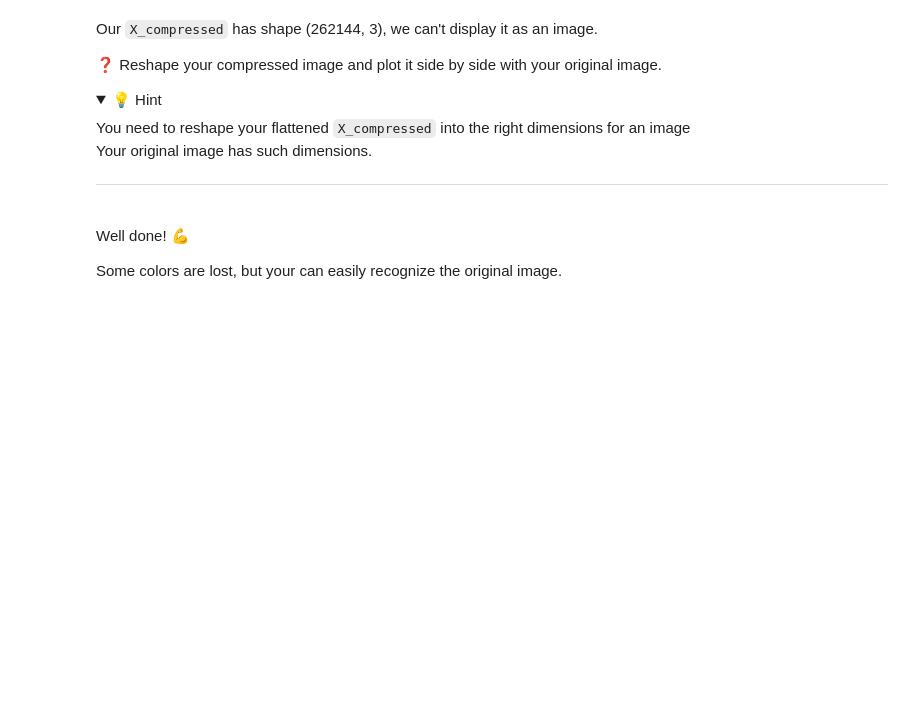
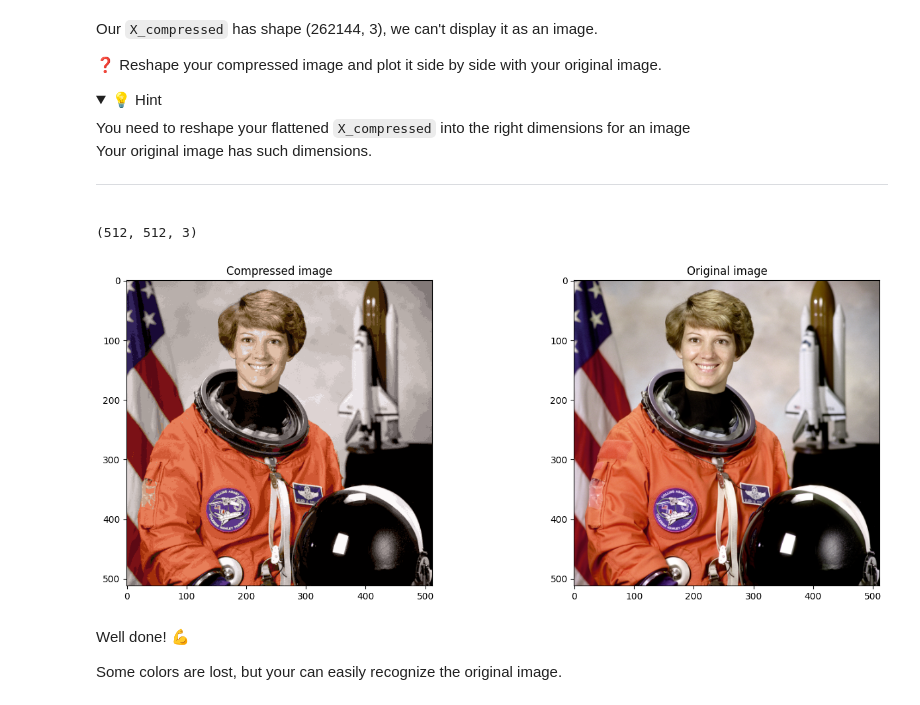
Before and after one commit to tanushrin/data-image-compression, a Jupyter notebook: image_compression.ipynb, the cells around one changed output. Saved outputs shown, nothing was run; the diff lists cells and outputs as text; code cells hidden in the pictures; folded sections open; blank space fills up the shorter version.

Commit message:
Image compression done

```diff
--- a/image_compression.ipynb
+++ b/image_compression.ipynb
@@ -102,0 +115,6 @@ Assign the reshaped image to `X`.
+# %%
+# YOUR CODE HERE
+# Reshape the image to a matrix of size N x 3 where N = number of pixels
+X = img.reshape(-1, 3)
+
+print(f"Shape of the image: {X.shape}")
@@ -162,0 +226,12 @@ We can then use this "mean cluster color" as the RGB values for each pixel in th
+# %%
+# YOUR CODE HERE
+# Get the cluster centers
+cluster_centers = kmeans.cluster_centers_
+print(f"Cluster centers: {cluster_centers}")
+
+
+# shape of the cluster centers
+print(f"Shape of the cluster centers: {cluster_centers.shape}")
+
+# first element of the cluster centers
+print(f"First element of the cluster centers: {cluster_centers[0]}")
@@ -177,0 +269,6 @@ You can achieve this by using only `kmeans.cluster_centers_` and `kmeans.labels_
+# %%
+# YOUR CODE HERE
+# Create an array X_compressed which stores the mean color for each pixel
+X_compressed = cluster_centers[labels]
+
+X_compressed.shape
@@ -185,0 +283,6 @@ Our colors in `X_compressed` are in `float64`.
+# %%
+# YOUR CODE HERE
+# Convert X_compressed to unsigned integer
+X_compressed_int = X_compressed.astype('uint8')
+
+X_compressed_int
@@ -210,3 +325,21 @@ Your original image has such dimensions.
+# %%
+# YOUR CODE HERE
+# Reshape X_compressed_int to the original image shape
+X_compressed_int = X_compressed_int.reshape(img_shape)
+
+print(X_compressed_int.shape)
+
+# Display the compressed image and the original image side by side
+fig, axs = plt.subplots(1, 2, figsize=(16, 6))
+
+axs[0].imshow(X_compressed_int)
+axs[0].set_title("Compressed image")
+
+axs[1].imshow(img)
+axs[1].set_title("Original image");
+# %% [output]
+(512, 512, 3)
+[figure, added]
 # %% [markdown]
 Well done! 💪
 
```
Also changed, not shown: parts of 24 cells of this notebook.
